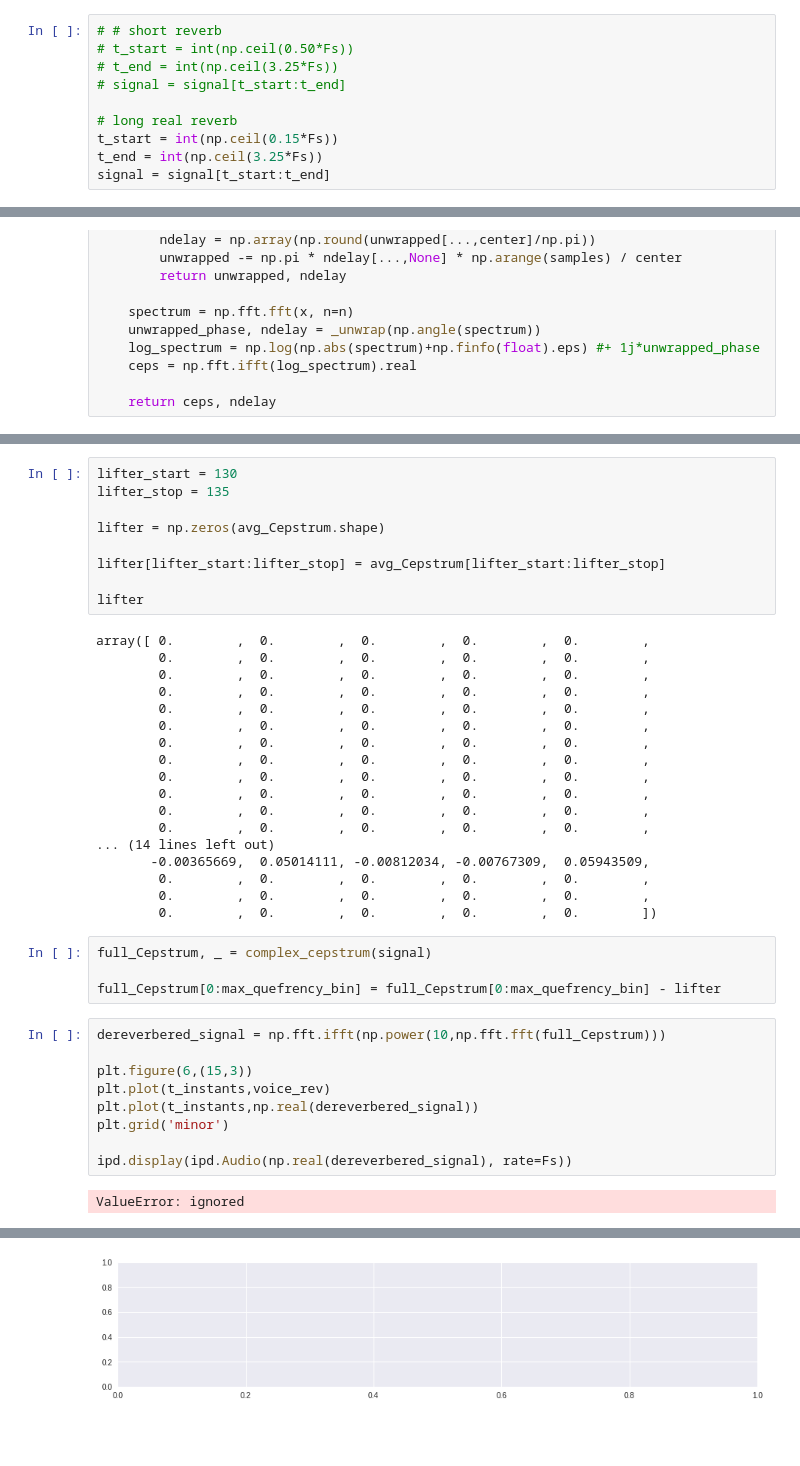
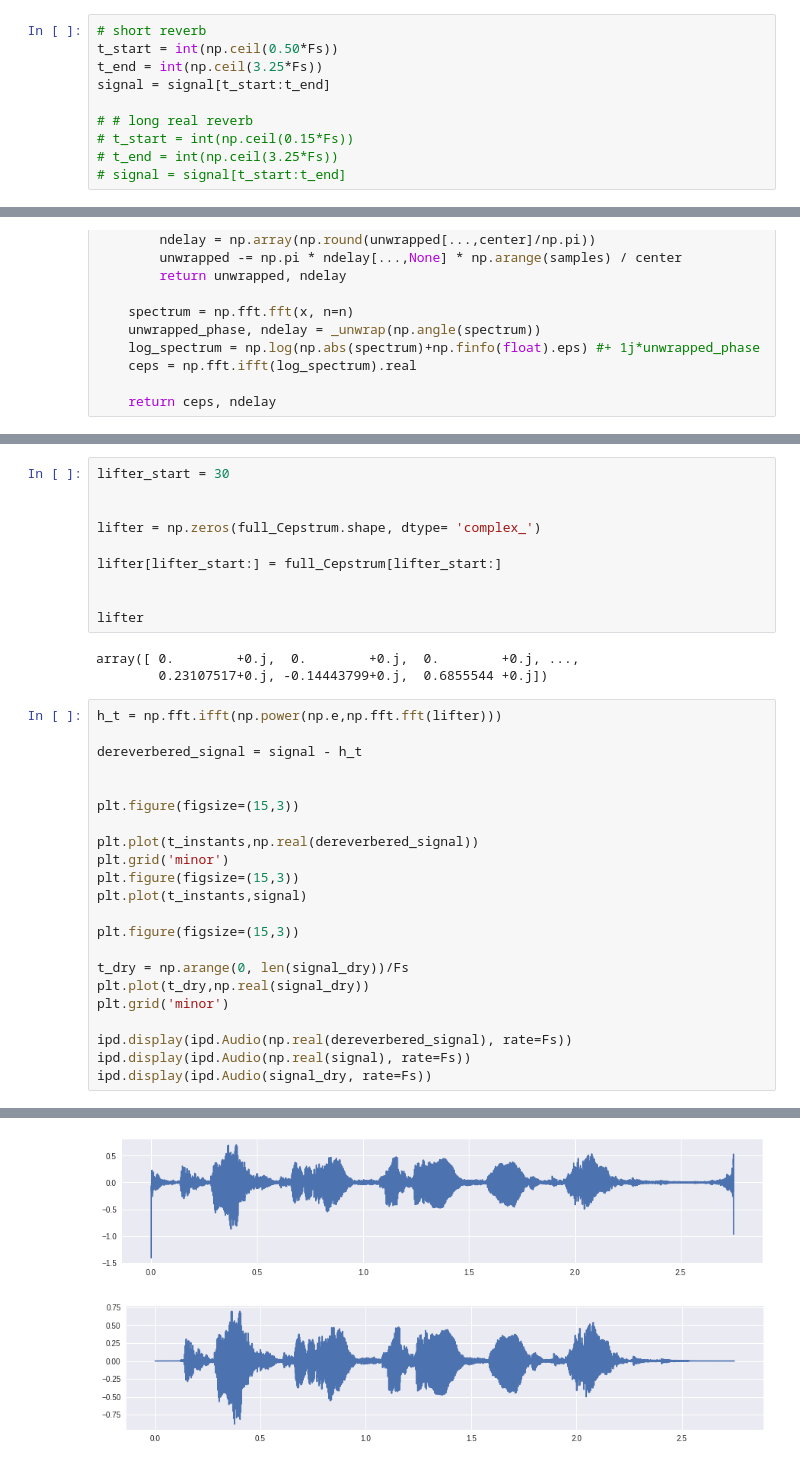
Before and after one commit to PaoloSani/SASP-Project, a Jupyter notebook: Speech_dereverberation_using_Cepstrum_alanysis_new_with_spoken_voice.ipynb, the cells around one changed output, grey strips where cells are left out. Saved outputs shown, nothing was run; the diff lists cells and outputs as text; blank space fills up the shorter version.

```diff
--- a/Speech_dereverberation_using_Cepstrum_alanysis_new_with_spoken_voice.ipynb
+++ b/Speech_dereverberation_using_Cepstrum_alanysis_new_with_spoken_voice.ipynb
@@ -215,15 +215,15 @@ ipd.display(ipd.Audio(signal, rate=Fs))
 # %% [output]
 [interactive output not drawn]
 # %%
-# # short reverb
-# t_start = int(np.ceil(0.50*Fs))
+# short reverb
+t_start = int(np.ceil(0.50*Fs))
+t_end = int(np.ceil(3.25*Fs))
+signal = signal[t_start:t_end]
+
+# # long real reverb
+# t_start = int(np.ceil(0.15*Fs))
 # t_end = int(np.ceil(3.25*Fs))
 # signal = signal[t_start:t_end]
-
-# long real reverb
-t_start = int(np.ceil(0.15*Fs))
-t_end = int(np.ceil(3.25*Fs))
-signal = signal[t_start:t_end]
 # %%
 signal_length = len(signal)
 
@@ -431,42 +435,36 @@ plt.subplots_adjust(wspace = 0.5)
 # %%
-lifter_start = 130
-lifter_stop = 135
+lifter_start = 30
 
-lifter = np.zeros(avg_Cepstrum.shape)
 
-lifter[lifter_start:lifter_stop] = avg_Cepstrum[lifter_start:lifter_stop]
+lifter = np.zeros(full_Cepstrum.shape, dtype= 'complex_')
+
+lifter[lifter_start:] = full_Cepstrum[lifter_start:]
+
 
 lifter
 # %% [output]
-array([ 0.        ,  0.        ,  0.        ,  0.        ,  0.        ,
-        0.        ,  0.        ,  0.        ,  0.        ,  0.        ,
-        0.        ,  0.        ,  0.        ,  0.        ,  0.        ,
-        0.        ,  0.        ,  0.        ,  0.        ,  0.        ,
-        0.        ,  0.        ,  0.        ,  0.        ,  0.        ,
-        0.        ,  0.        ,  0.        ,  0.        ,  0.        ,
-        0.        ,  0.        ,  0.        ,  0.        ,  0.        ,
-        0.        ,  0.        ,  0.        ,  0.        ,  0.        ,
-        0.        ,  0.        ,  0.        ,  0.        ,  0.        ,
-        0.        ,  0.        ,  0.        ,  0.        ,  0.        ,
-        0.        ,  0.        ,  0.        ,  0.        ,  0.        ,
-        0.        ,  0.        ,  0.        ,  0.        ,  0.        ,
-... (14 lines left out)
-       -0.00365669,  0.05014111, -0.00812034, -0.00767309,  0.05943509,
-        0.        ,  0.        ,  0.        ,  0.        ,  0.        ,
-        0.        ,  0.        ,  0.        ,  0.        ,  0.        ,
-        0.        ,  0.        ,  0.        ,  0.        ,  0.        ])
+array([ 0.        +0.j,  0.        +0.j,  0.        +0.j, ...,
+        0.23107517+0.j, -0.14443799+0.j,  0.6855544 +0.j])
-# %%
-full_Cepstrum, _ = complex_cepstrum(signal)
-
-full_Cepstrum[0:max_quefrency_bin] = full_Cepstrum[0:max_quefrency_bin] - lifter
 # %%
-dereverbered_signal = np.fft.ifft(np.power(10,np.fft.fft(full_Cepstrum)))
+h_t = np.fft.ifft(np.power(np.e,np.fft.fft(lifter)))
 
-plt.figure(6,(15,3))
-plt.plot(t_instants,voice_rev)
+dereverbered_signal = signal - h_t
+
+
+plt.figure(figsize=(15,3))
+
 plt.plot(t_instants,np.real(dereverbered_signal))
+plt.grid('minor')
+plt.figure(figsize=(15,3))
+plt.plot(t_instants,signal)
+
+plt.figure(figsize=(15,3))
+
+t_dry = np.arange(0, len(signal_dry))/Fs
+plt.plot(t_dry,np.real(signal_dry))
 plt.grid('minor')
 
 ipd.display(ipd.Audio(np.real(dereverbered_signal), rate=Fs))
+ipd.display(ipd.Audio(np.real(signal), rate=Fs))
+ipd.display(ipd.Audio(signal_dry, rate=Fs))
 # %% [output]
-ValueError: ignored
@@ -473 +474,2 @@ ValueError: ignored
-[figure, old version]
+[figure, new version]
+[figure, added]
```
Also changed, not shown: parts of 9 cells of this notebook.
